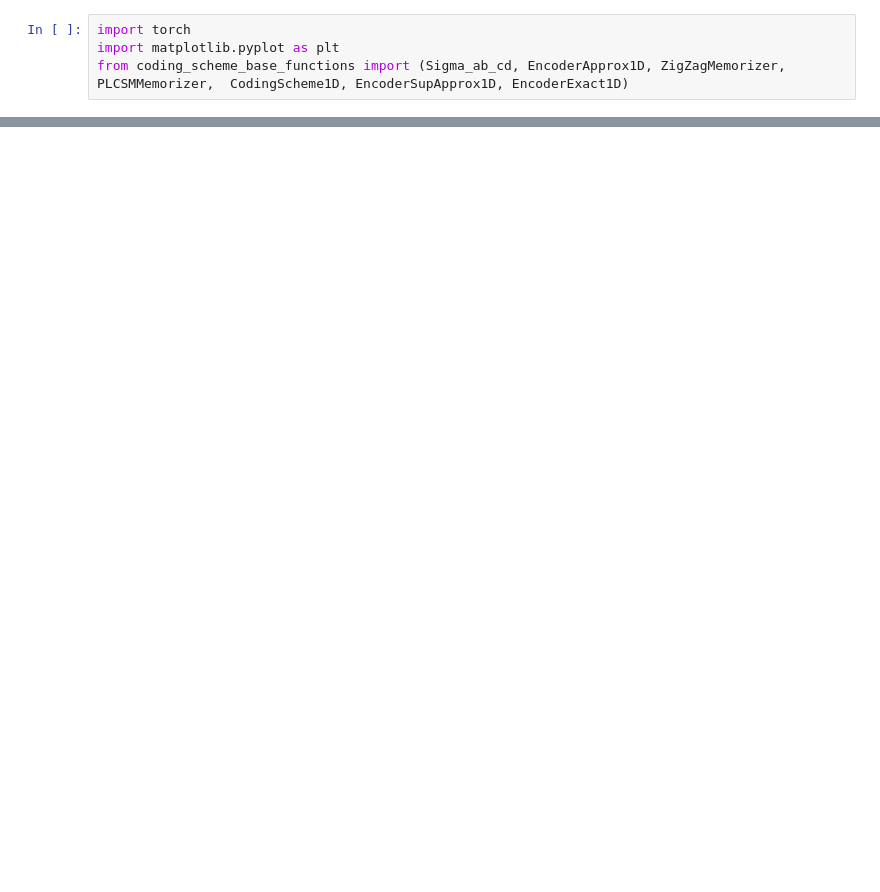
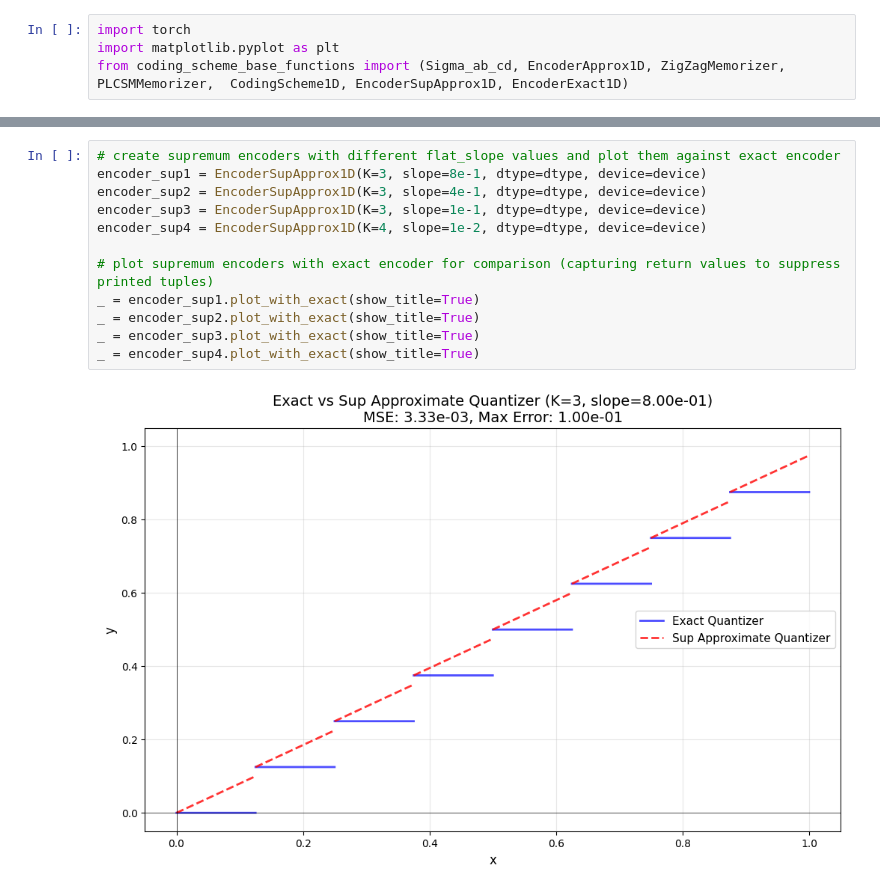
Before and after one commit to DennisRTUB/universal-approximation-minimal-width, a Jupyter notebook: Coding_Scheme_1D/coding_scheme_1D_sup.ipynb, the cells around one changed output, grey strips where cells are left out. Cells and saved outputs as stored; diff of their text form; blank space fills up the shorter version.

```diff
--- a/Coding_Scheme_1D/coding_scheme_1D_sup.ipynb
+++ b/Coding_Scheme_1D/coding_scheme_1D_sup.ipynb
@@ -12,0 +25,14 @@ device = "cpu"
+# %%
+# create supremum encoders with different flat_slope values and plot them against exact encoder
+encoder_sup1 = EncoderSupApprox1D(K=3, slope=8e-1, dtype=dtype, device=device)
+encoder_sup2 = EncoderSupApprox1D(K=3, slope=4e-1, dtype=dtype, device=device)
+encoder_sup3 = EncoderSupApprox1D(K=3, slope=1e-1, dtype=dtype, device=device)
+encoder_sup4 = EncoderSupApprox1D(K=4, slope=1e-2, dtype=dtype, device=device)
+
+# plot supremum encoders with exact encoder for comparison (capturing return values to suppress printed tuples)
+_ = encoder_sup1.plot_with_exact(show_title=True)
+_ = encoder_sup2.plot_with_exact(show_title=True)
+_ = encoder_sup3.plot_with_exact(show_title=True)
+_ = encoder_sup4.plot_with_exact(show_title=True)
+# %% [output]
+[figure, added]
```
Also changed, not shown: parts of 17 cells of this notebook, 3 other files.
